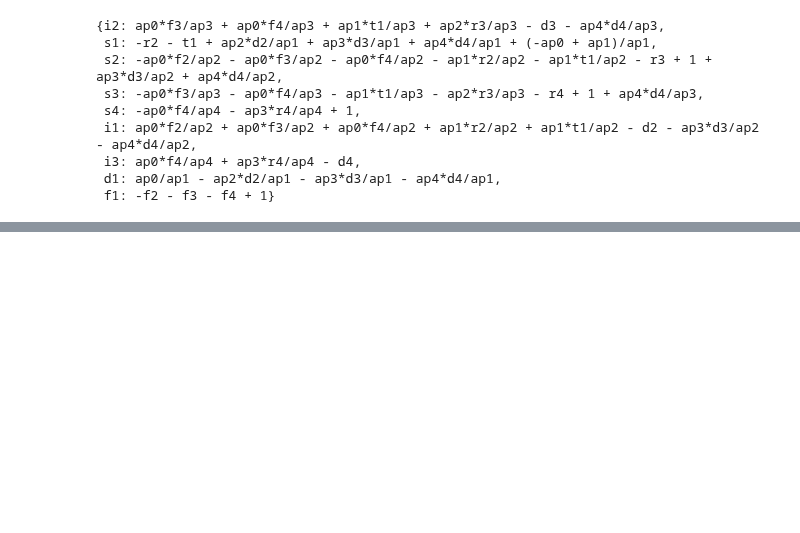
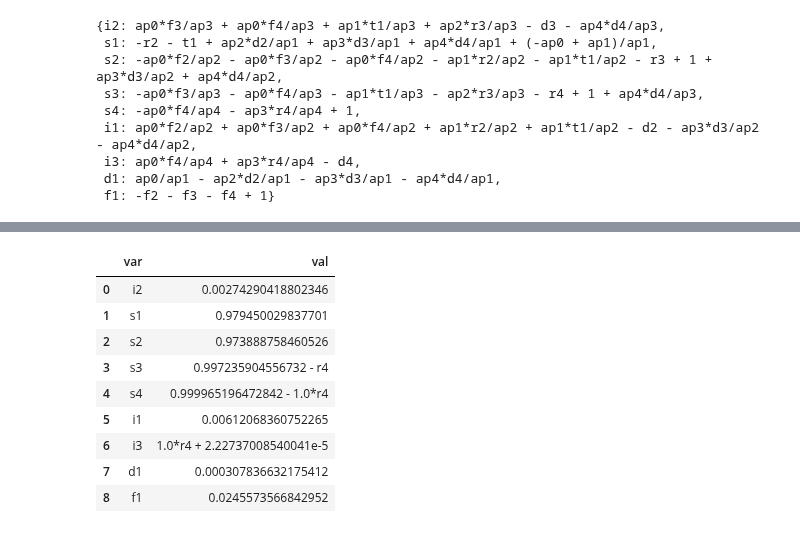
Before and after one commit to ihmeuw/vivarium_research_ciff_sam, a Jupyter notebook: wasting_transitions/2021_06_30_tx_based_wasting_transition_calc.ipynb, the cells around one changed output, grey strips where cells are left out. Saved outputs shown, nothing was run; the diff lists cells and outputs as text; code cells hidden in the pictures; blank space fills up the shorter version.

```diff
--- a/wasting_transitions/2021_06_30_tx_based_wasting_transition_calc.ipynb
+++ b/wasting_transitions/2021_06_30_tx_based_wasting_transition_calc.ipynb
@@ -337,0 +313,13 @@ toggle_solution_set(r3_val = 1/52, t1_val = 1/48, r2_val = 1/59, r4_val = .001)
+# %%
+solution_set({r3:(0.512/63) + (.488/41.3), t1:.488/48.3, r2:.512/50.5})
+# %% [output]
+|  | var | val |
+| 0 | i2 | 0.00274290418802346 |
+| 1 | s1 | 0.979450029837701 |
+| 2 | s2 | 0.973888758460526 |
+| 3 | s3 | 0.997235904556732 - r4 |
+| 4 | s4 | 0.999965196472842 - 1.0*r4 |
+| 5 | i1 | 0.00612068360752265 |
+| 6 | i3 | 1.0*r4 + 2.22737008540041e-5 |
+| 7 | d1 | 0.000307836632175412 |
+| 8 | f1 | 0.0245573566842952 |
```
Also changed, not shown: parts of 23 cells of this notebook, 1 other file.
